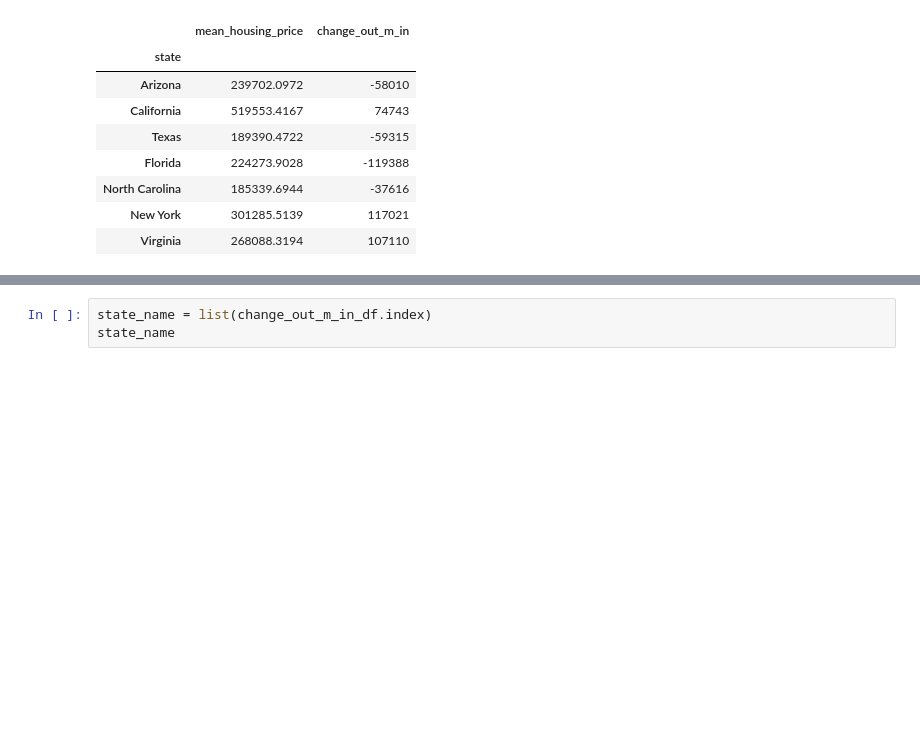
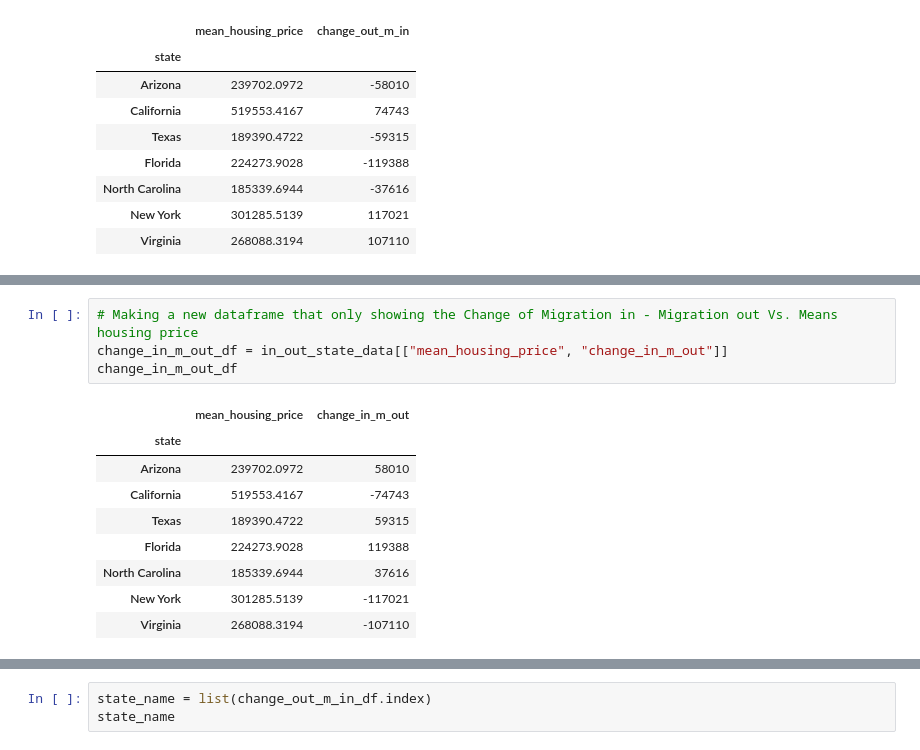
Before and after one commit to aliciasply/InterState-Migration, a Jupyter notebook: Code/Housing-Price-alicia.ipynb, the cells around one changed output, grey strips where cells are left out. Cells and saved outputs as stored; diff of their text form; blank space fills up the shorter version.

```diff
--- a/Code/Housing-Price-alicia.ipynb
+++ b/Code/Housing-Price-alicia.ipynb
@@ -479,0 +474,14 @@ change_out_m_in_df
+# %%
+# Making a new dataframe that only showing the Change of Migration in - Migration out Vs. Means housing price
+change_in_m_out_df = in_out_state_data[["mean_housing_price", "change_in_m_out"]]
+change_in_m_out_df
+# %% [output]
+|  | mean_housing_price | change_in_m_out |
+| state |  |  |
+| Arizona | 239702.0972 | 58010 |
+| California | 519553.4167 | -74743 |
+| Texas | 189390.4722 | 59315 |
+| Florida | 224273.9028 | 119388 |
+| North Carolina | 185339.6944 | 37616 |
+| New York | 301285.5139 | -117021 |
+| Virginia | 268088.3194 | -107110 |
```
Also changed, not shown: parts of 6 cells of this notebook, 6 other files.
